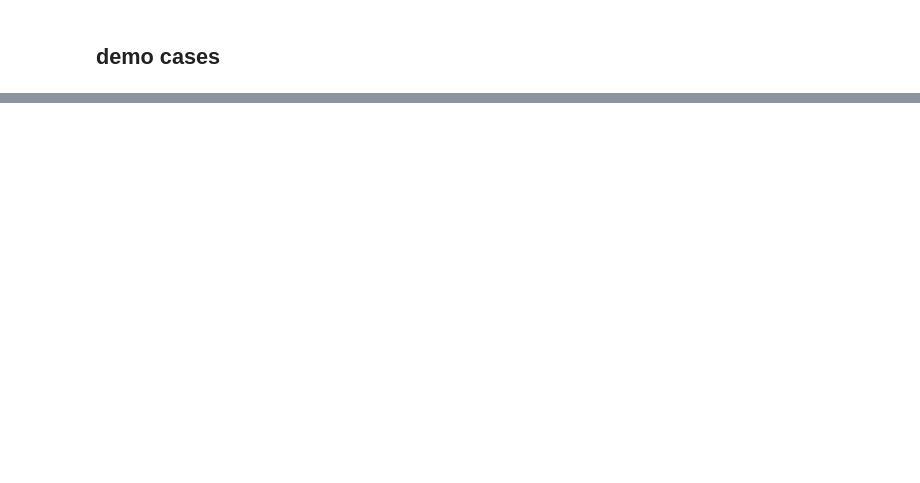
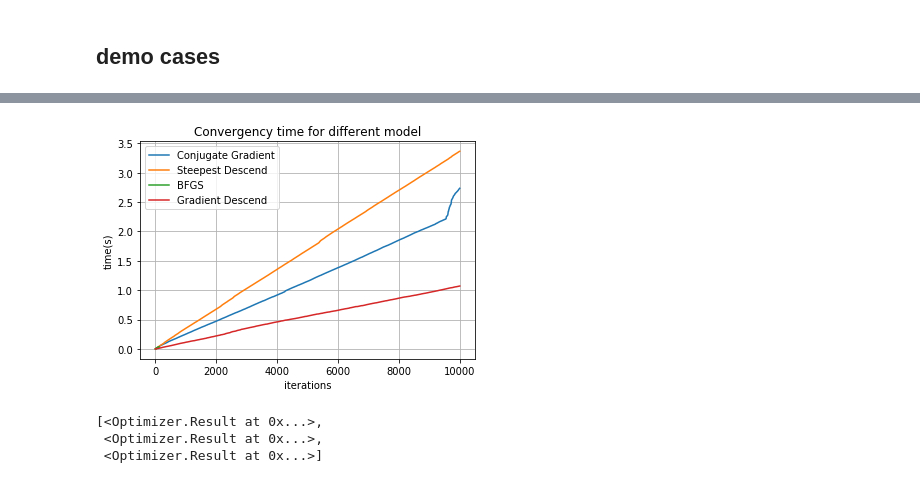
Before and after one commit to AutoDiffAll/cs207_FinalProject, a Jupyter notebook: Implementation/test_for_optimizer.ipynb, the cells around one changed output, grey strips where cells are left out. Saved outputs shown, nothing was run; the diff lists cells and outputs as text; code cells hidden in the pictures; blank space fills up the shorter version.

```diff
--- a/Implementation/test_for_optimizer.ipynb
+++ b/Implementation/test_for_optimizer.ipynb
@@ -130,0 +103,10 @@ array([[ 2.00000000e+00,  1.00000000e+00],
+# %%
+plot_convergency([v[0].time_rec for k,v in res.items()],models)
+# %% [output]
+[figure, added]
+# %%
+res.pop('Gradient Descend')
+# %% [output]
+[<Optimizer.Result at 0x...>,
+ <Optimizer.Result at 0x...>,
+ <Optimizer.Result at 0x...>]
```
Also changed, not shown: parts of 12 cells of this notebook.
